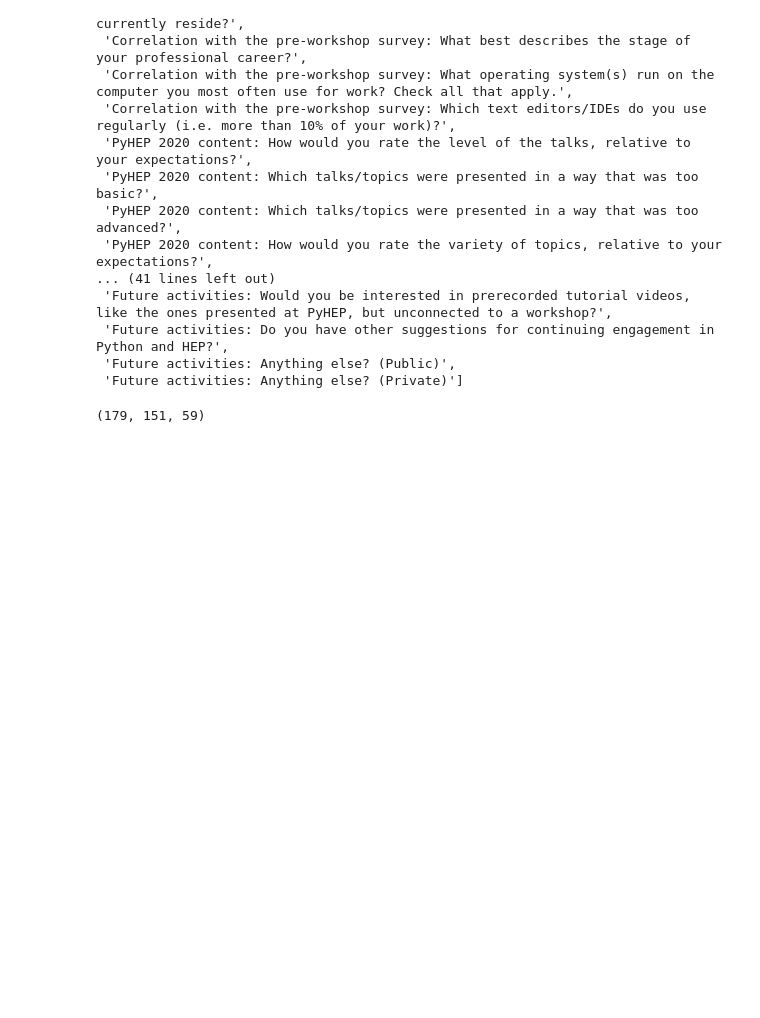
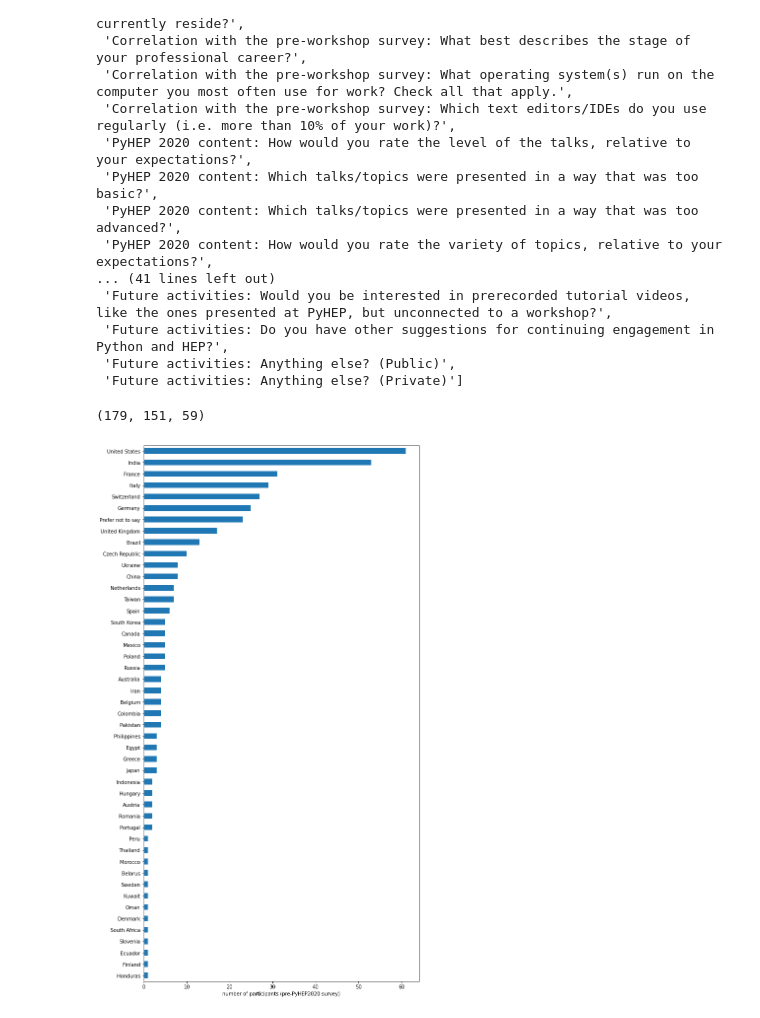
Before and after one commit to jpivarski-talks/2021-02-24-reload-statistics, a Jupyter notebook: analyze-pyhep2020.ipynb, the cells around one changed output. Drawn from its saved outputs; the diff is of its cells as text; code cells hidden in the pictures; blank space fills up the shorter version.

Commit message:
All the old pre-workshop plots.

```diff
--- a/analyze-pyhep2020.ipynb
+++ b/analyze-pyhep2020.ipynb
@@ -223,3 +224,43 @@ len(post), len(post_indexed), len(correlated)
 #     'Computing and programming: Which text editors/IDEs do you use regularly (i.e. more than 10% of your work)?',
 #     'Correlation with the pre-workshop survey: Which text editors/IDEs do you use regularly (i.e. more than 10% of your work)?',
 # ]]
+# %%
+def fix_country_names(name):
+    name = " ".join(x.capitalize() for x in str(name).strip(" '\"").split())
+    name = {
+        "Brasil": "Brazil",
+        "Canada (east)": "Canada",
+        "Canada (montreal)": "Canada",
+        "Ch": "Switzerland",
+        "Czech Rep.": "Czech Republic",
+        "Czechia": "Czech Republic",
+        "France (cern-based)": "France",
+        "Greeve": "Greece",
+        "México": "Mexico",
+        "Netherlands. Time Slot Also Dependent On Another Conference. So Need To Be Able To Attend Both.": "Netherlands",
+        "Osaka, Japan": "Japan",
+        "Republic Of Korea": "South Korea",
+        "Russia Federation": "Russia",
+        "S.korea": "South Korea",
+        "Stockholm": "Sweden",
+        "Taiwan (r.o.c.)": "Taiwan",
+        "The Netherlands": "Netherlands",
+        "The U.s": "United States",
+        "Uk": "United Kingdom",
+        "U.s.": "United States",
+        "U.s.a.": "United States",
+        "United State": "United States",
+        "Us": "United States",
+        "Us (est)": "United States",
+        "Usa": "United States",
+        "Usa (chicago)": "United States",
+        "Usa - Michigan": "United States",
+        "United States Of America": "United States",
+        "United Status": "United States",
+        "Nan": "Prefer not to say",
+    }.get(name, name)
+    return name
+pre[["PyHEP feedback: In what country do you currently reside?"]].applymap(fix_country_names).iloc[:, 0].value_counts(ascending=True).plot.barh(figsize=(10, 20))
+plt.xlabel("number of participants (pre-PyHEP2020 survey)");
+# %% [output]
+[figure, added]
```
Also changed, not shown: parts of 10 cells of this notebook.
